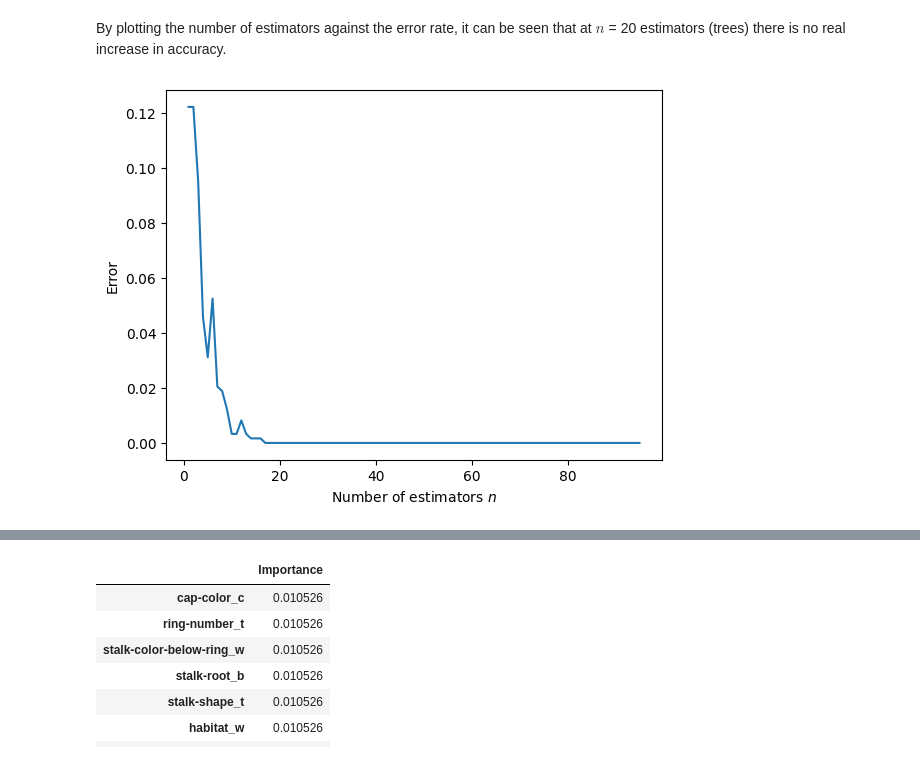
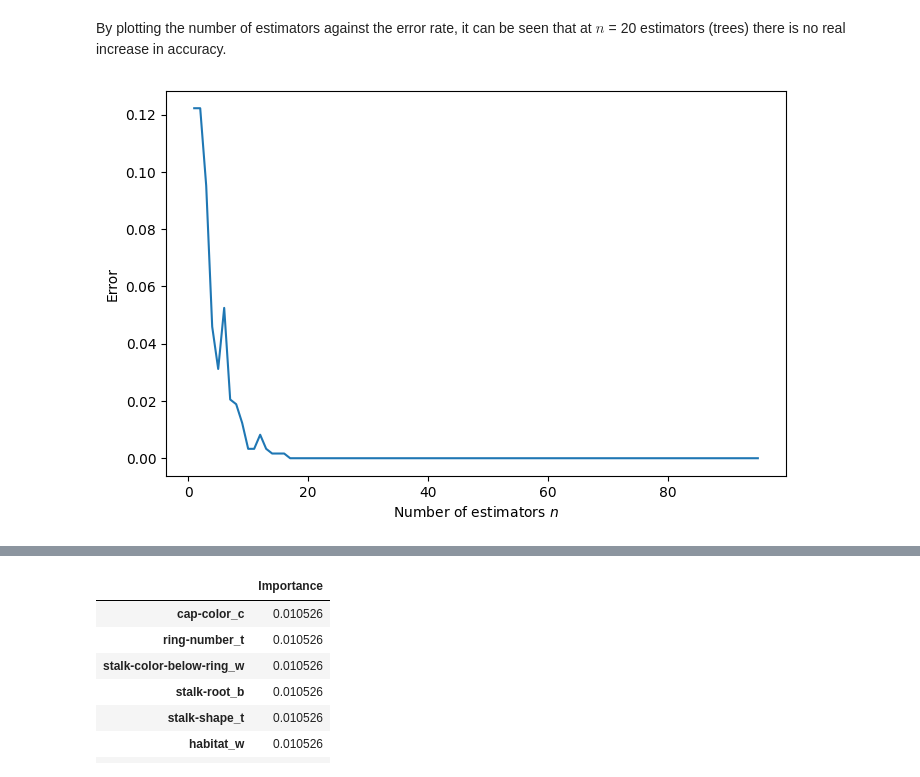
Before and after one commit to Mando-coder/machine-learning, a Jupyter notebook: src/notebooks/14_Boosting.ipynb, the cells around one changed output, grey strips where cells are left out. Drawn from its saved outputs; the diff is of its cells as text; code cells hidden in the pictures.

```diff
--- a/src/notebooks/14_Boosting.ipynb
+++ b/src/notebooks/14_Boosting.ipynb
@@ -147,19 +152,27 @@ Using a single estimator (single tree) already gives pretty good results, using
 error_rates = []
 N = len(X.columns) + 1
 n_values = range(1, N)
+feature_importance_data = {col: [] for col in X.columns}
+most_important_data = {col: [] for col in X.columns}
+
+
 for n in n_values:
     model = AdaBoostClassifier(n_estimators=n)
     model.fit(X_train, y_train)
+
+    for col, fi in zip(X.columns, model.feature_importances_):
+        feature_importance_data[col].append(fi)
+
     y_pred = model.predict(X_test)
-
     e = 1 - accuracy_score(y_test, y_pred)
     error_rates.append(e)
 # %% [markdown]
 By plotting the number of estimators against the error rate, it can be seen that at $n$ = 20 estimators (trees) there is no real increase in accuracy.
 # %%
+plt.figure(figsize=(8,5), dpi=100)
 plt.plot(n_values, error_rates)
 plt.xlabel('Number of estimators $n$')
 plt.ylabel('Error')
 plt.show()
 # %% [output]
-[figure, old version]
+[figure, new version]
```
Also changed, not shown: parts of 22 cells of this notebook.
